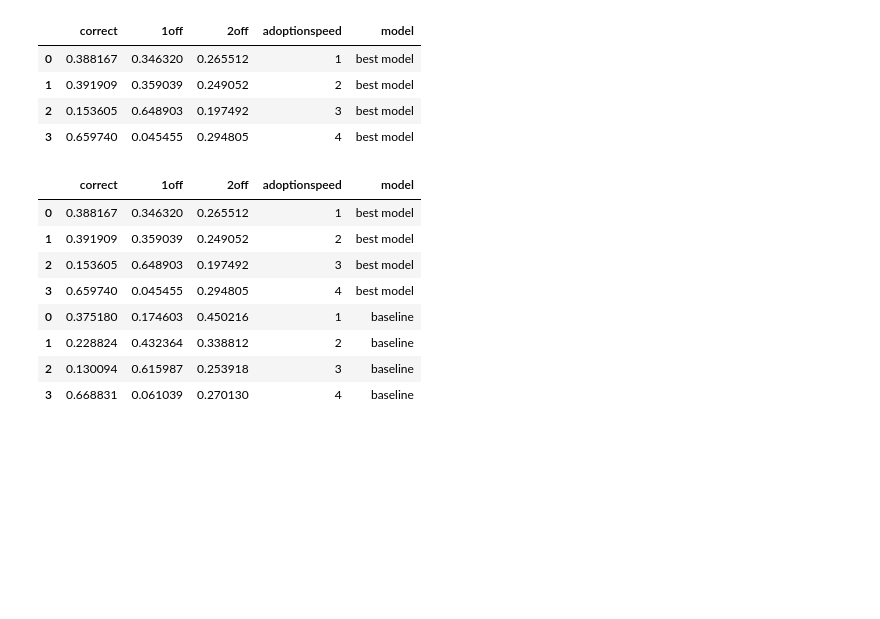
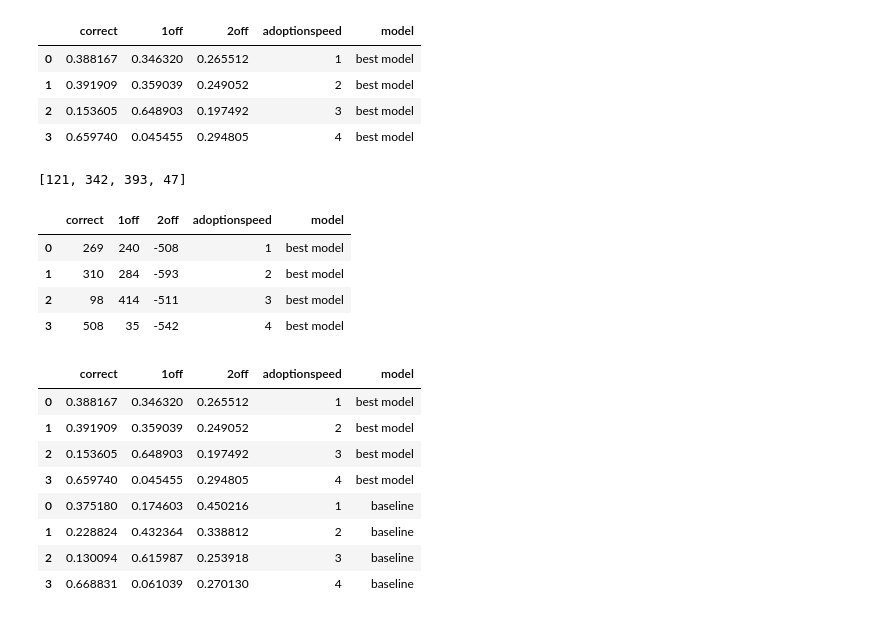
Before and after one commit to LanaCasselmann/ds_capstone_pet_adoptability, a Jupyter notebook: notebooks/model_vis.ipynb, the cells around one changed output. Cells and saved outputs as stored; diff of their text form; code cells hidden in the pictures; blank space fills up the shorter version.

```diff
--- a/notebooks/model_vis.ipynb
+++ b/notebooks/model_vis.ipynb
@@ -478,6 +480,47 @@ df_off
 | 1 | 0.391909 | 0.359039 | 0.249052 | 2 | best model |
 | 2 | 0.153605 | 0.648903 | 0.197492 | 3 | best model |
 | 3 | 0.659740 | 0.045455 | 0.294805 | 4 | best model |
+# %%
+bl_1off
+# %% [output]
+[121, 342, 393, 47]
+# %%
+bl_1off =  [0]*4
+for i in range(4):
+    for j in range(max(0,i-1),min(3,i+1)+1):
+        bl_1off[i] += cm_bl[i][j]
+    bl_1off[i] -= cm_bl[i][i]
+
+bl_2off = [1]*4 - cm_bl.diagonal() - bl_1off
+
+total_correct = cm.diagonal().sum()
+total_1off = _1off.sum()
+total_2off = _2off.sum()
+total_correct_bl = cm_bl.diagonal().sum()
+total_1off_bl = _1off_bl.sum()
+total_2off_bl = _2off_bl.sum()
+# df_off_bl = pd.DataFrame(columns=['correct', '1off', '2off'], data=np.transpose([cm_bl.diagonal(), bl_1off, bl_2off]))
+# df_off_bl['adoptionspeed']= [1,2,3,4]
+# df_off_bl['model'] = 'baseline'
+
+_1off =  [0]*4
+for i in range(4):
+    for j in range(max(0,i-1),min(3,i+1)+1):
+        _1off[i] += cm[i][j]
+    _1off[i] -= cm[i][i]
+_1off
+_2off = [1]*4 - cm.diagonal() - _1off
+
+# df_off = pd.DataFrame(columns=['correct', '1off', '2off'], data=np.transpose([cm.diagonal() , _1off, _2off]))
+# df_off['adoptionspeed']= [1,2,3,4]
+# df_off['model'] = 'best model'
+# df_off
+# %% [output]
+|  | correct | 1off | 2off | adoptionspeed | model |
+| 0 | 269 | 240 | -508 | 1 | best model |
+| 1 | 310 | 284 | -593 | 2 | best model |
+| 2 | 98 | 414 | -511 | 3 | best model |
+| 3 | 508 | 35 | -542 | 4 | best model |
 # %%
 df_kappa_all = pd.concat([df_off, df_off_bl])
 df_kappa_all
```
Also changed, not shown: parts of 1 cell of this notebook, 1 other file.
